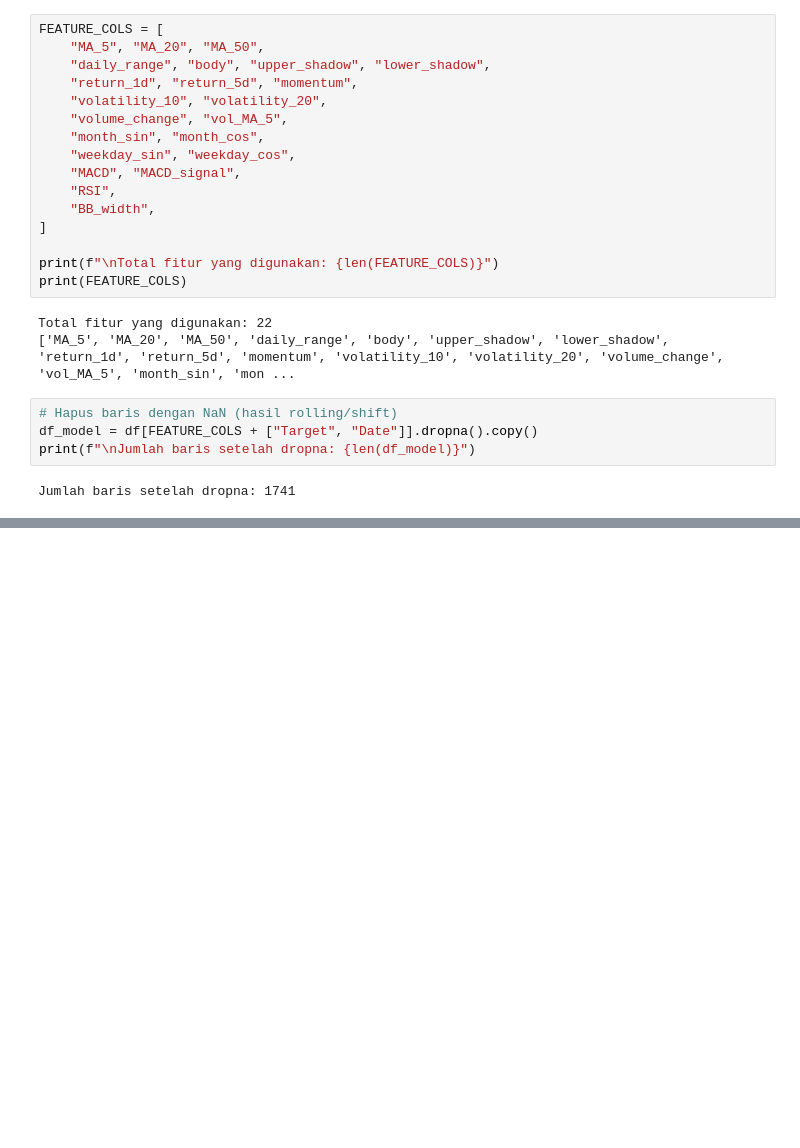
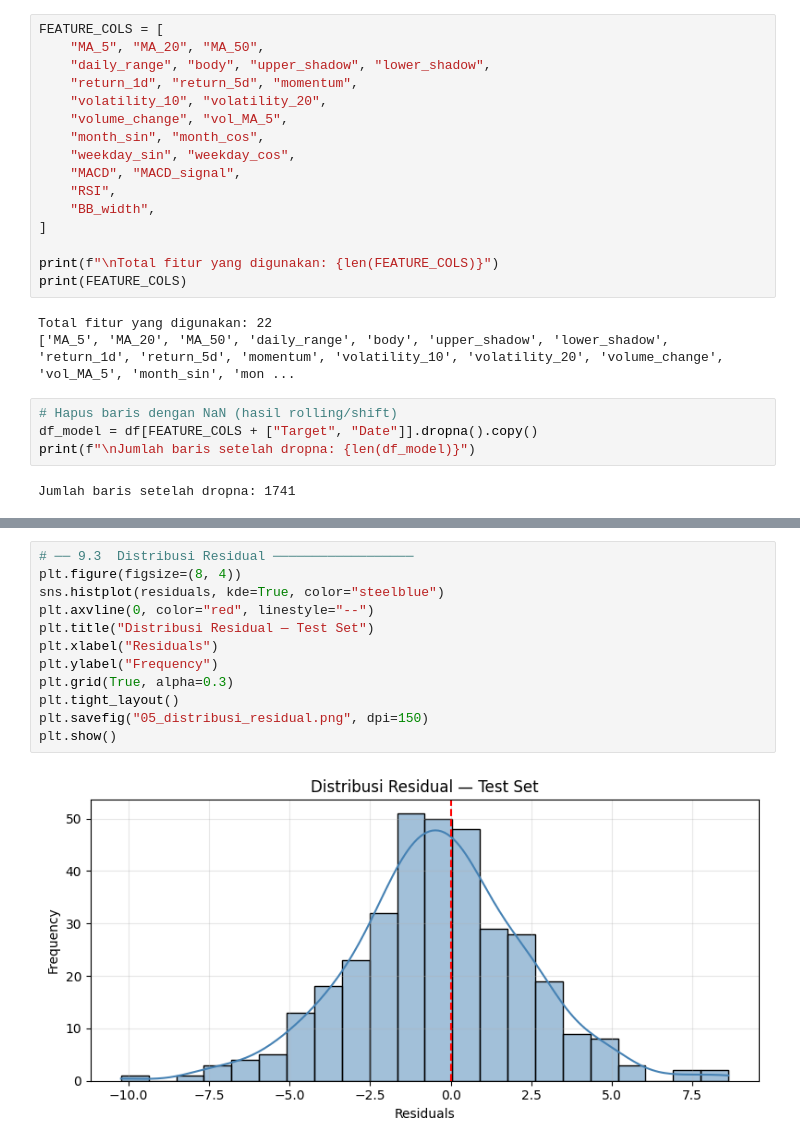
Before and after one commit to Ms-Ulfiyahrustam/Prediction_Apple_Share, a Jupyter notebook: Prediksi_Harga_Closing_Saham_Apple.ipynb, the cells around one changed output, grey strips where cells are left out. Drawn from its saved outputs; the diff is of its cells as text; blank space fills up the shorter version.

```diff
--- a/Prediksi_Harga_Closing_Saham_Apple.ipynb
+++ b/Prediksi_Harga_Closing_Saham_Apple.ipynb
@@ -241,0 +402,14 @@ Jumlah baris setelah dropna: 1741
+# %%
+# ── 9.3  Distribusi Residual ──────────────────
+plt.figure(figsize=(8, 4))
+sns.histplot(residuals, kde=True, color="steelblue")
+plt.axvline(0, color="red", linestyle="--")
+plt.title("Distribusi Residual — Test Set")
+plt.xlabel("Residuals")
+plt.ylabel("Frequency")
+plt.grid(True, alpha=0.3)
+plt.tight_layout()
+plt.savefig("05_distribusi_residual.png", dpi=150)
+plt.show()
+# %% [output]
+[figure, added]
```
Also changed, not shown: parts of 23 cells of this notebook.
